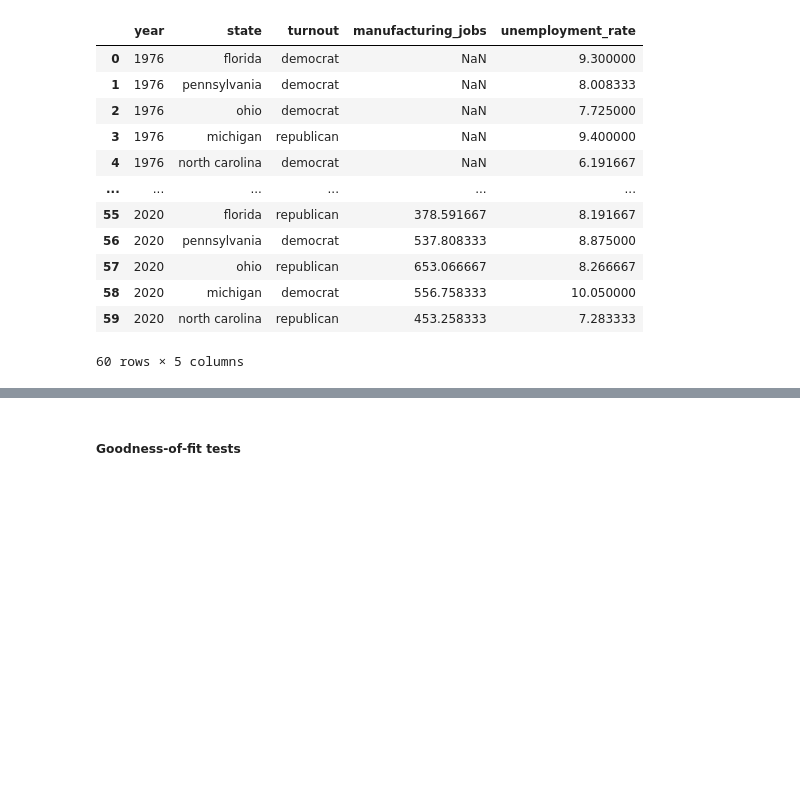
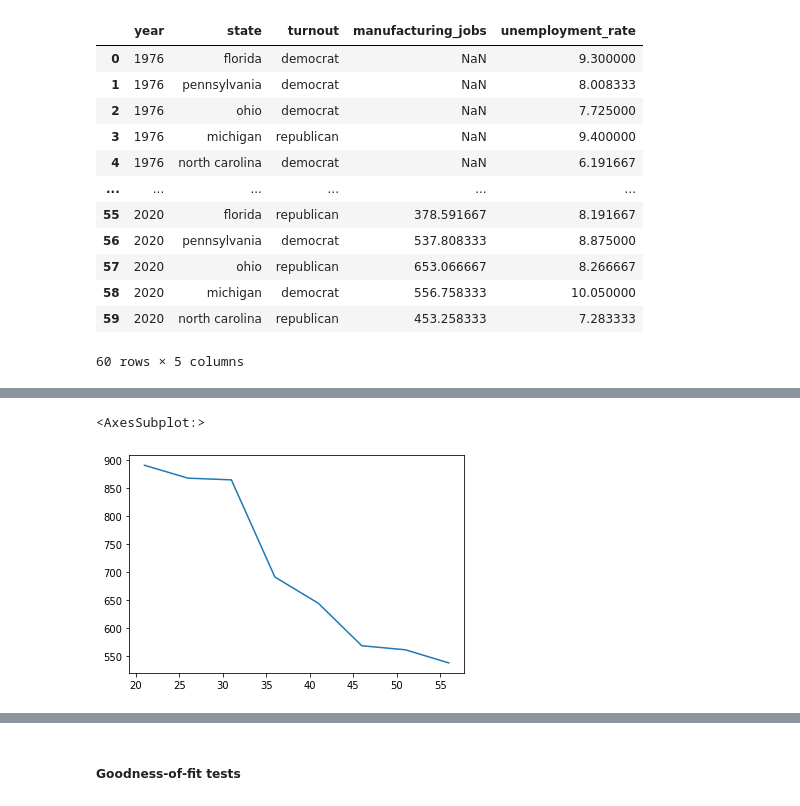
Before and after one commit to pndang/MATH189, a Jupyter notebook: Project/elections-analysis.ipynb, the cells around one changed output, grey strips where cells are left out. Saved outputs shown, nothing was run; the diff lists cells and outputs as text; code cells hidden in the pictures; blank space fills up the shorter version.

```diff
--- a/Project/elections-analysis.ipynb
+++ b/Project/elections-analysis.ipynb
@@ -465,7 +465,7 @@ test = df[df['state']=='florida'].groupby(['year', 'party']).agg({
 # %%
 # sanity check
 
-test = df[df['state']=='florida'].groupby(['year', 'party']).agg({
+test = df[df['state']=='ohio'].groupby(['year', 'party']).agg({
     'candidatevotes': 'sum',
     'totalvotes': 'max'
 })
@@ -618,3 +618,8 @@ mlDf.head(10)
 | 7 | 1980 | ohio | republican | NaN | 8.316667 | 82.408333 | 97.516667 | ... |
 | 8 | 1980 | michigan | republican | NaN | 12.300000 | 82.408333 | 97.516667 | ... |
 | 9 | 1980 | north carolina | republican | NaN | 6.425000 | 82.408333 | 97.516667 | ... |
+# %%
+mlDf[mlDf['state']=='pennsylvania']['manufacturing_jobs'].plot()
+# %% [output]
+<AxesSubplot:>
+[figure, added]
```
Also changed, not shown: parts of 11 cells of this notebook, 4 other files.
